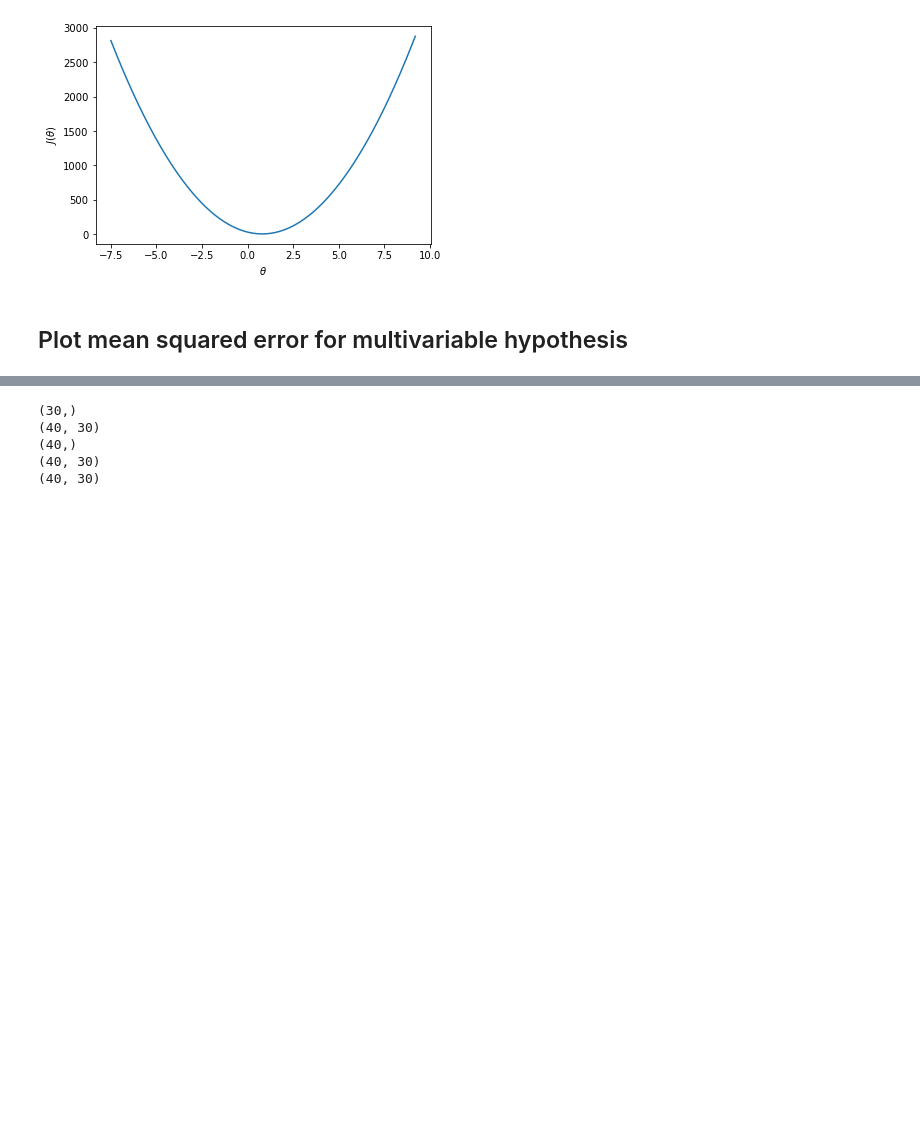
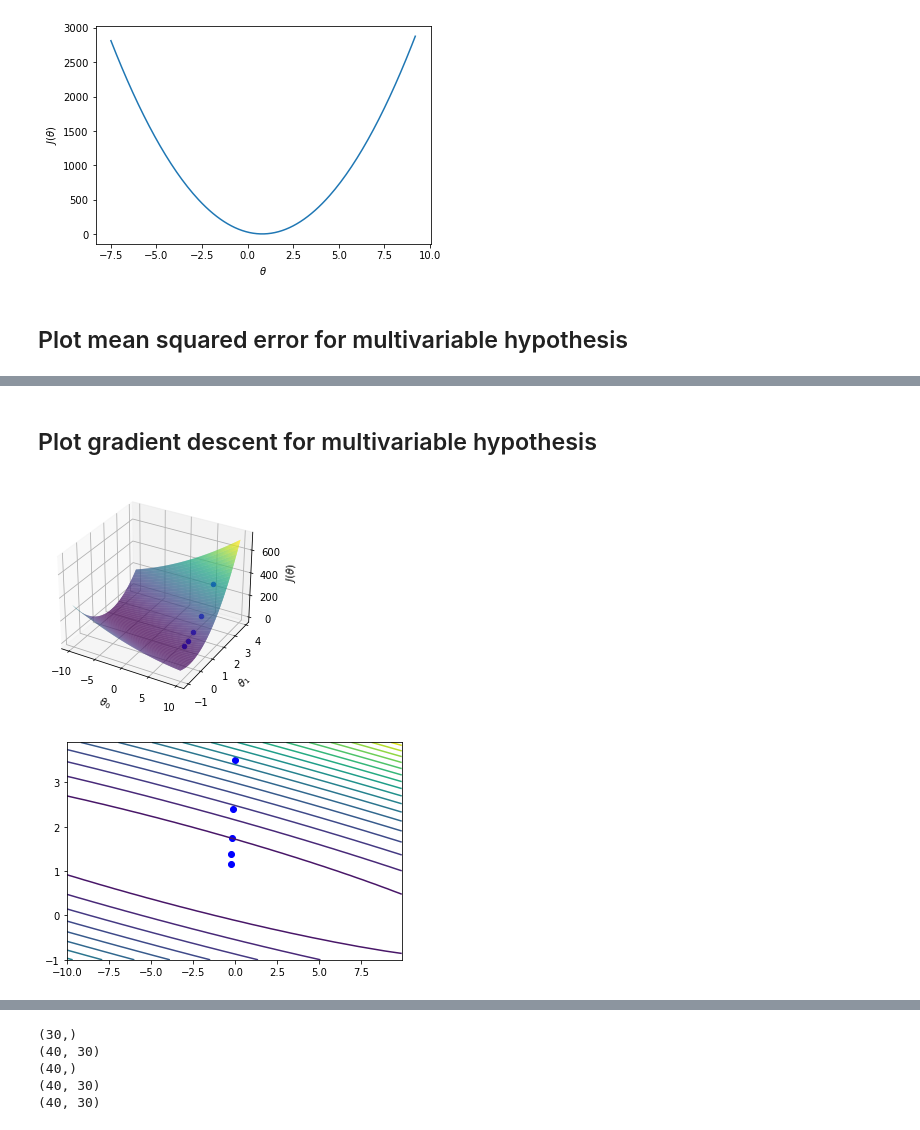
Before and after one commit to Michael-Wisniewski/machine-learning-algorithms, a Jupyter notebook: src/Machine learning algorithms.ipynb, the cells around one changed output, grey strips where cells are left out. Drawn from its saved outputs; the diff is of its cells as text; code cells hidden in the pictures; blank space fills up the shorter version.

```diff
--- a/src/Machine learning algorithms.ipynb
+++ b/src/Machine learning algorithms.ipynb
@@ -176,0 +241,67 @@ ax.plot_surface(Theta0_vals, Theta1_vals, J_vals, rstride=1, cstride=1, cmap='vi
+# %% [markdown]
+## Plot gradient descent for multivariable hypothesis
+# %%
+import numpy as np
+from matplotlib import pyplot as plt
+
+data = np.loadtxt('datasets/food_truck.csv', delimiter=',')
+
+m = data.shape[0]
+X = np.hstack((np.ones((m, 1)), data[:, 0:1]))
+y = data[:, 1:2]
+
+# Ploting cost function.
+
+theta0_vals = np.arange(-10, 10,0.1)
+theta1_vals = np.arange(-1, 4, 0.1)
+
+J_vals = np.empty((0,len(theta0_vals)))
+
+for theta1 in theta1_vals:
+    J_vals_for_theta1 = np.array([])
+
+    for theta0 in theta0_vals:
+        theta = np.array([[theta0],[theta1]])
+        J = mean_squared_error(X, y, theta)
+        J_vals_for_theta1 = np.append(J_vals_for_theta1, J)
+
+    J_vals = np.append(J_vals, np.array([J_vals_for_theta1]), axis=0)
+
+theta0_grid, theta1_grid = np.meshgrid(theta0_vals, theta1_vals)
+
+ax = plt.axes(projection='3d')
+ax.set_xlabel(r'$\theta_0$')
+ax.set_ylabel(r'$\theta_1$')
+ax.set_zlabel(r'$J(\theta)$');
+ax.plot_surface(theta0_grid, theta1_grid, J_vals, rstride=1, cstride=1, cmap='viridis', edgecolor='none')
+
+# Ploting cost function for each iteration.
+
+num_iterations = 5
+alpha = 0.004
+theta = np.array([[7], [3]])
+
+for iteration in range(num_iterations):
+    J = mean_squared_error(X, y, theta)
+    ax.scatter3D(theta[0], theta[1], J,  c='blue');
+    theta = gradient_descent(X, y, theta, alpha)
+
+plt.show()
+
+# Ploting cost function for each iteration using contour plot.
+
+plt.contour(theta0_grid, theta1_grid, J_vals, 20)
+
+num_iterations = 5
+alpha = 0.005
+theta = np.array([[0], [3.5]])
+
+for iteration in range(num_iterations):
+    J = mean_squared_error(X, y, theta)
+    plt.scatter(theta[0], theta[1],  c='blue');
+    theta = gradient_descent(X, y, theta, alpha)
+
+plt.show()
+# %% [output]
+[figure, added]
+[figure, added]
```
Also changed, not shown: parts of 16 cells of this notebook, 1 other file.
